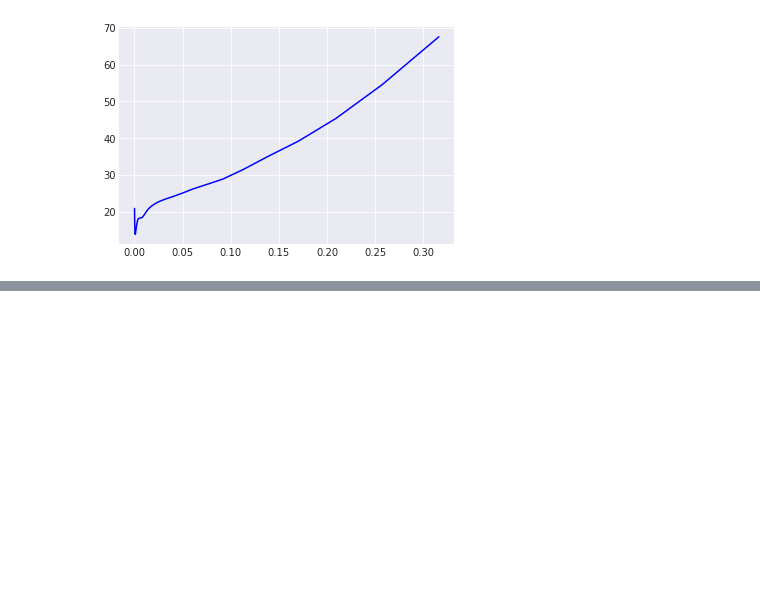
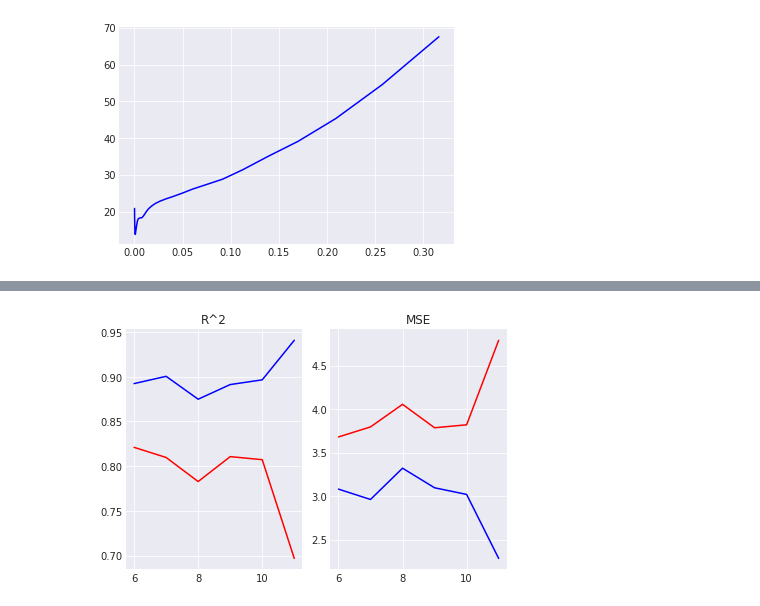
Before and after one commit to pankajk86/ML-stuff, a Jupyter notebook: regression/boston_study.ipynb, the cells around one changed output, grey strips where cells are left out. Saved outputs shown, nothing was run; the diff lists cells and outputs as text; code cells hidden in the pictures; blank space fills up the shorter version.

Commit message:
feature selection

```diff
--- a/regression/boston_study.ipynb
+++ b/regression/boston_study.ipynb
@@ -172,8 +165,32 @@ Original Features Matrix Size:  (506, 13)
 # %%
-print('Running for all features...')
-run_polynomial_grid_pipeline(X_train, y_train, X_test, y_test)
+# print('Running for all features...')
+# run_polynomial_grid_pipeline(X_train, y_train, X_test, y_test, None)
 
-print(f'\nRunning for {num_features} main features...')
-new_X_train, new_X_test, new_y_train, new_y_test = train_test_split(new_X, y, test_size=0.33, random_state=42)
-run_polynomial_grid_pipeline(new_X_train, new_y_train, new_X_test, new_y_test)
+
+feature_result = {
+    'r2_train': [],
+    'r2_test': [],
+    'mse_train': [],
+    'mse_test': [],
+}
+
+for num_features in np.arange(6, 12):
+
+    k_best = SelectKBest(score_func=f_regression, k=num_features)
+    k_best_fit = k_best.fit(X_train, y_train.values.ravel())
+
+    score = k_best_fit.scores_
+    new_X = k_best_fit.transform(X)
+
+    # To see the score different feature wise
+    #
+    # features = boston_data.feature_names
+    # d = dict(zip(features, score))
+
+    print(f'\nRunning for {num_features} main features...')
+    new_X_train, new_X_test, new_y_train, new_y_test = train_test_split(new_X, y, test_size=0.33, random_state=42)
+    feature_result = run_polynomial_grid_pipeline(new_X_train, new_y_train, new_X_test, new_y_test, feature_result)
+
+
+feature_result
 # %% [output]
@@ -188,0 +231,4 @@ Running for 9 main features...
+# %%
+plot_eval_metrics(np.arange(6, 12), feature_result)
+# %% [output]
+[figure, added]
```
Also changed, not shown: parts of 3 cells of this notebook.
